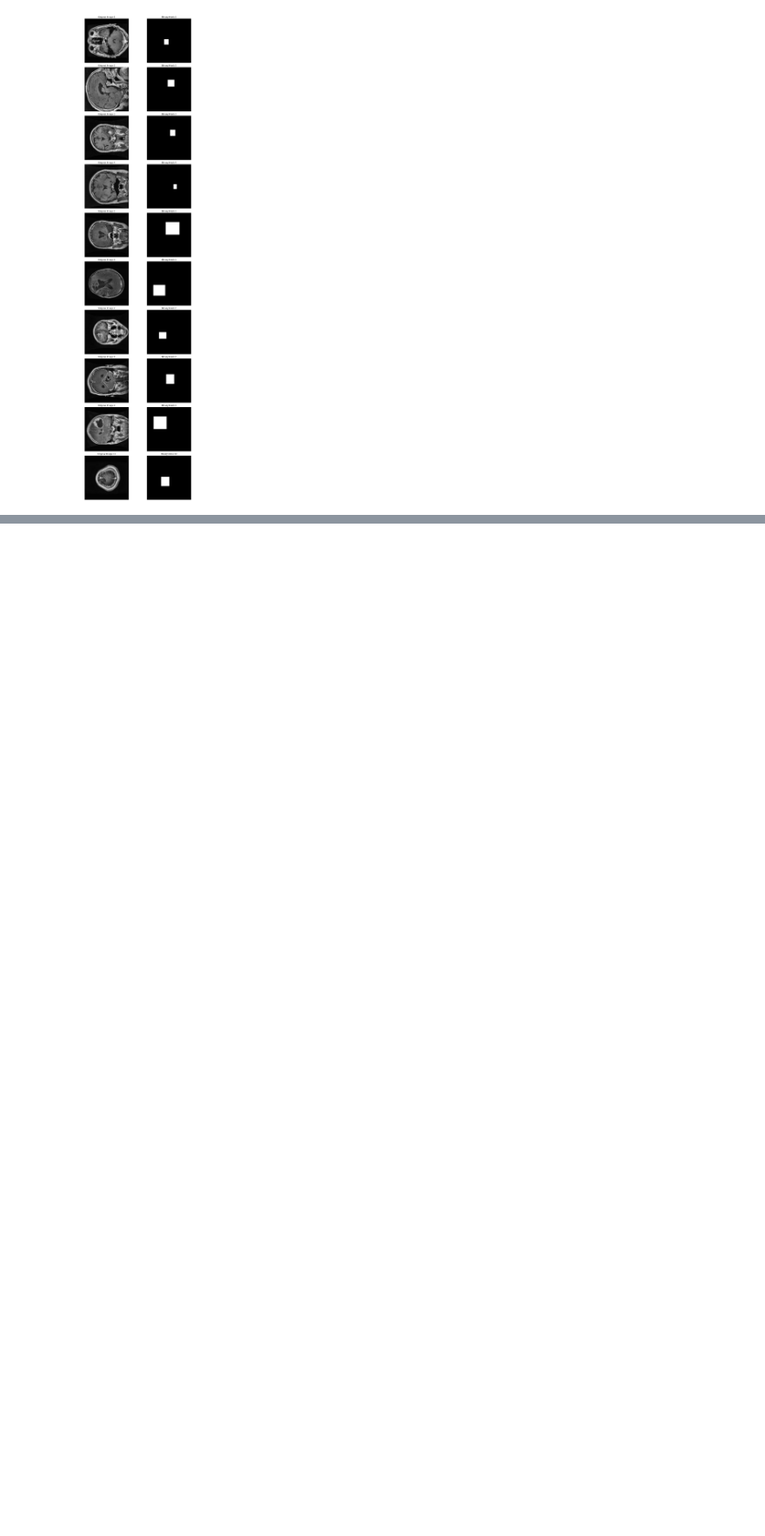
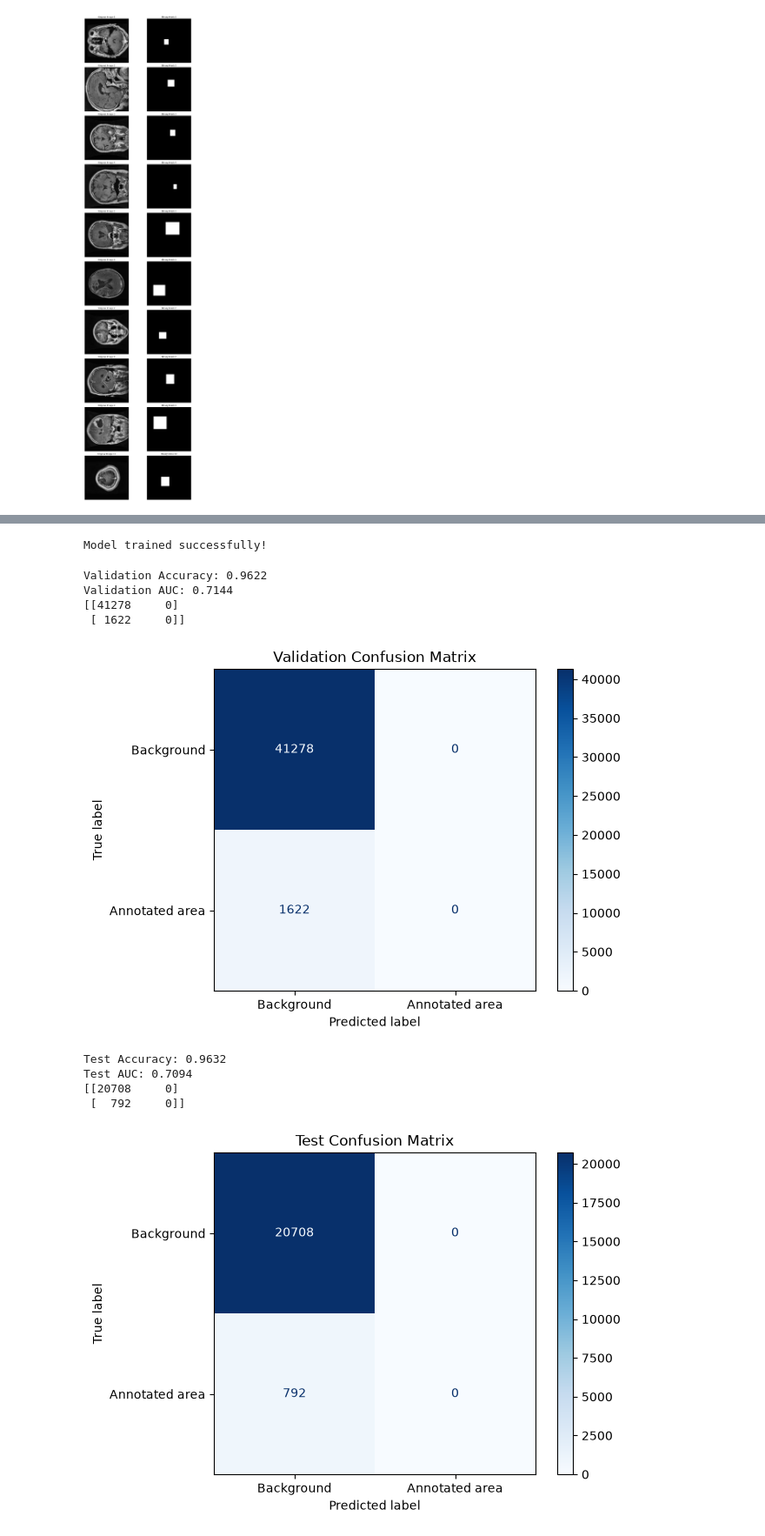
Before and after one commit to IsmaelTrentin/cvdl-prj, a Jupyter notebook: project.ipynb, the cells around one changed output, grey strips where cells are left out. Shown at 87% size. Drawn from its saved outputs; the diff is of its cells as text; code cells hidden in the pictures; blank space fills up the shorter version.

```diff
--- a/project.ipynb
+++ b/project.ipynb
@@ -130,0 +225,46 @@ plt.show()
+# %%
+clf = LogisticRegression(max_iter=1000, random_state=42)
+
+clf.fit(features_tr, labels_tr)
+
+print("Model trained successfully!")
+# %% [output]
+Model trained successfully!
+# %%
+def evaluate_classifier(model, X, y, split_name):
+
+    predicted = model.predict(X)
+    probabilities = model.predict_proba(X)[:, 1]
+
+    accuracy = accuracy_score(y, predicted)
+    auc = roc_auc_score(y, probabilities)
+
+    print(f"{split_name} Accuracy: {accuracy:.4f}")
+    print(f"{split_name} AUC: {auc:.4f}")
+
+    cm = confusion_matrix(y, predicted, labels=[0, 1])
+    print(cm)
+
+    disp = ConfusionMatrixDisplay(
+        confusion_matrix=cm,
+        display_labels=["Background", "Annotated area"]
+    )
+
+    disp.plot(cmap="Blues")
+    plt.title(f"{split_name} Confusion Matrix")
+    plt.show()
+
+
+evaluate_classifier(clf, features_val, labels_val, "Validation")
+evaluate_classifier(clf, features_te, labels_te, "Test")
+# %% [output]
+Validation Accuracy: 0.9622
+Validation AUC: 0.7144
+[[41278     0]
+ [ 1622     0]]
+[figure, added]
+Test Accuracy: 0.9632
+Test AUC: 0.7094
+[[20708     0]
+ [  792     0]]
+[figure, added]
```
Also changed, not shown: parts of 5 cells of this notebook.
